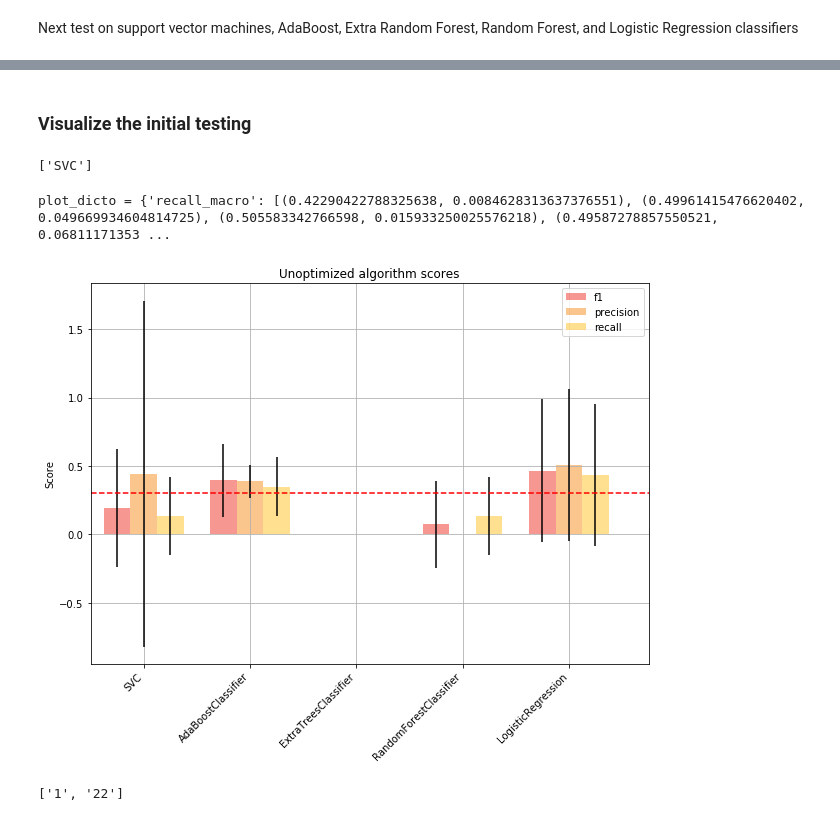
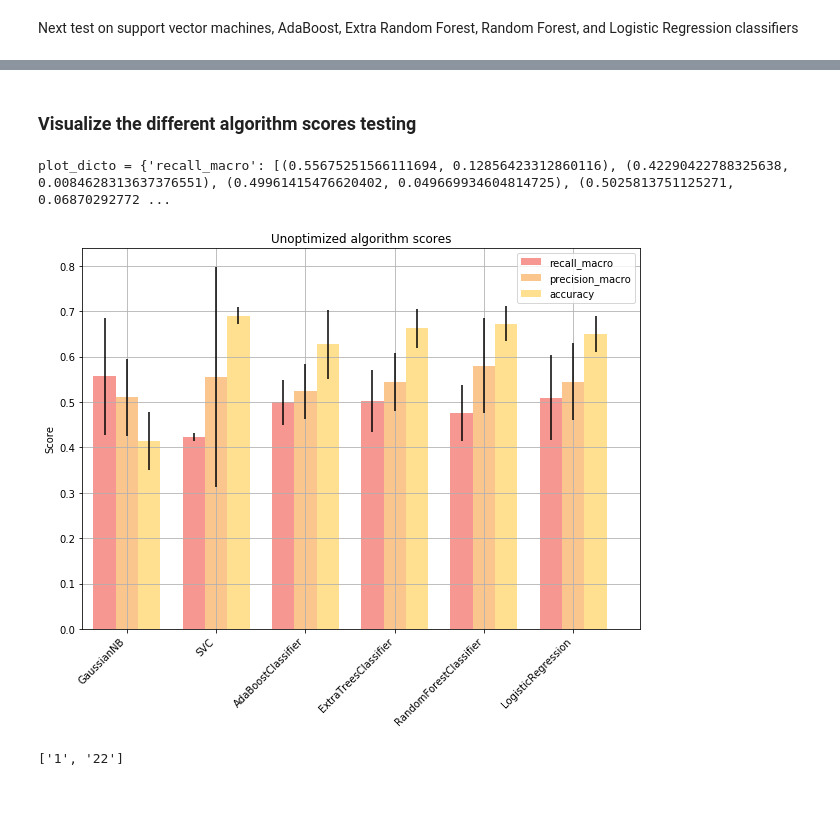
Before and after one commit to trnoriega/chemproject, a Jupyter notebook: parameter_optimization.ipynb, the cells around one changed output, grey strips where cells are left out. Cells and saved outputs as stored; diff of their text form; code cells hidden in the pictures.

Commit message:
Working visialization of all algorithms.

```diff
--- a/parameter_optimization.ipynb
+++ b/parameter_optimization.ipynb
@@ -131,7 +131,7 @@ def multi_tester(step_list, clf_list, score_types):
         pipe_dict[title] = new_pipe
         scores_list.append(scores(new_pipe, train_features,
                                   train_labels, score_types,
-                                  title=title))
+                                  title=title, printout=False))
     return scores_list, pipe_dict
 # %%
 from sklearn.svm import SVC
@@ -143,11 +143,12 @@ step_list = [('imputer', Imputer(strategy='mean')),
          ('polynomial', PolynomialFeatures(2, include_bias=False)),
          ('selector', SelectPercentile(f_classif, percentile=10))]
 
-clf_list = [SVC(),
-        AdaBoostClassifier(),
-        ExtraTreesClassifier(),
-        RandomForestClassifier(),
-        LogisticRegression()]
+clf_list = [GaussianNB(),
+            SVC(),
+            AdaBoostClassifier(),
+            ExtraTreesClassifier(),
+            RandomForestClassifier(),
+            LogisticRegression()]
 
 score_types = ['accuracy',
                'precision_macro',
@@ -177,7 +160,3 @@ Mean: 0.51 (+/-0.09)
 # %% [markdown]
-### Visualize the initial testing
+### Visualize the different algorithm scores testing
-# %%
-list(scores_list[0].keys())
-# %% [output]
-['SVC']
 # %%
@@ -210,40 +188,40 @@ init_plot_dicto = initialize_plot_dicto(scores_list[0])
 plot_dicto = build_plot_dicto(init_plot_dicto, scores_list)
 print('plot_dicto = {}' .format(plot_dicto))
 # %% [output]
-plot_dicto = {'recall_macro': [(0.42290422788325638, 0.0084628313637376551), (0.49961415476620402, 0.049669934604814725), (0.505583342766598, 0.015933250025576218), (0.49587278857550521, 0.06811171353 ...
+plot_dicto = {'recall_macro': [(0.55675251566111694, 0.12856423312860116), (0.42290422788325638, 0.0084628313637376551), (0.49961415476620402, 0.049669934604814725), (0.5025813751125271, 0.06870292772 ...
 # %%
 clfs = plot_dicto['clf']
 score_list = list(plot_dicto.keys())
 score_list.remove('clf')
+colors = ['#EE3224', '#F78F1E', '#FFC222']
 
 pos = list(range(len(clfs)))
 width = 0.25
 
 plt.close('all')
 fig, ax = plt.subplots(figsize=(10,7))
-for score in score_list:
+for i, score in enumerate(score_list):
+    value = plot_dicto[score]
     means, stds = zip(*value)
     plt.bar([p + width*i for p in pos],
             means,
             width,
             yerr=stds,
             alpha=0.5,
             color=colors[i],
-            label=score_list[i])
+            label=score)
 
 ax.set_ylabel('Score')
 ax.set_title('Unoptimized algorithm scores')
 ax.set_xticks([p + width for p in pos])
 ax.set_xticklabels(clfs, rotation=45, horizontalalignment='right')
 plt.xlim(min(pos)-width, max(pos)+width*4)
 
-ax.hlines(0.3, ax.get_xlim()[0], ax.get_xlim()[1], linestyles='dashed', colors='r')
-
 plt.legend(loc='upper right')
 plt.grid()
 plt.show()
 # %% [output]
-[figure, old version]
+[figure, new version]
 # %%
 test = ['1']
 test.extend(['22'])
```
Also changed, not shown: parts of 3 cells of this notebook.
